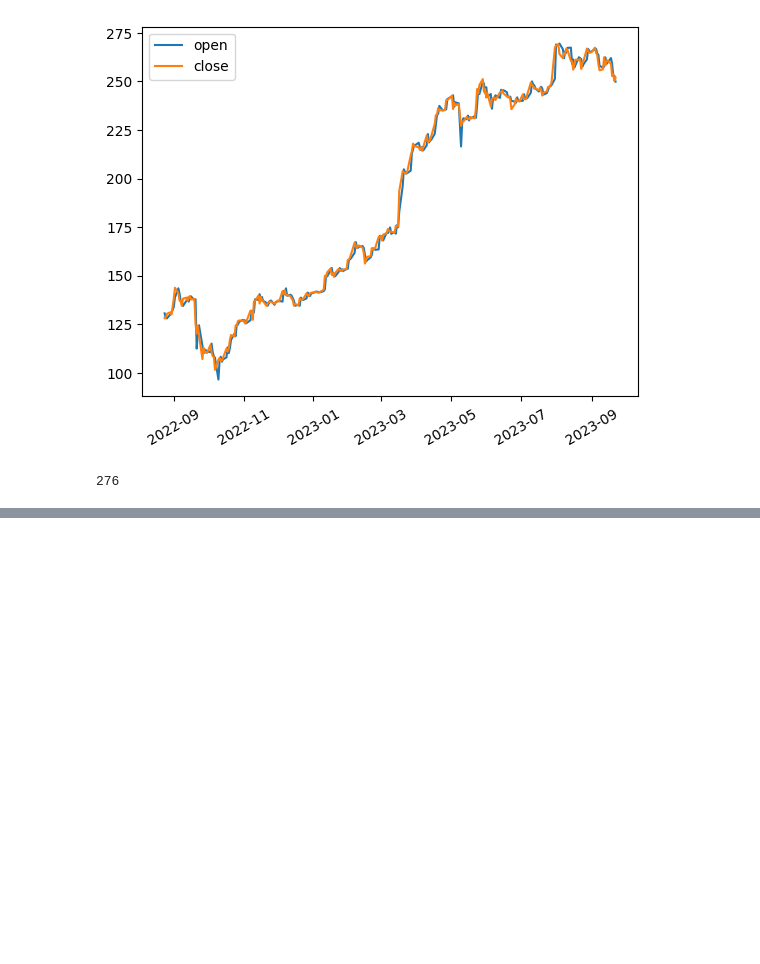
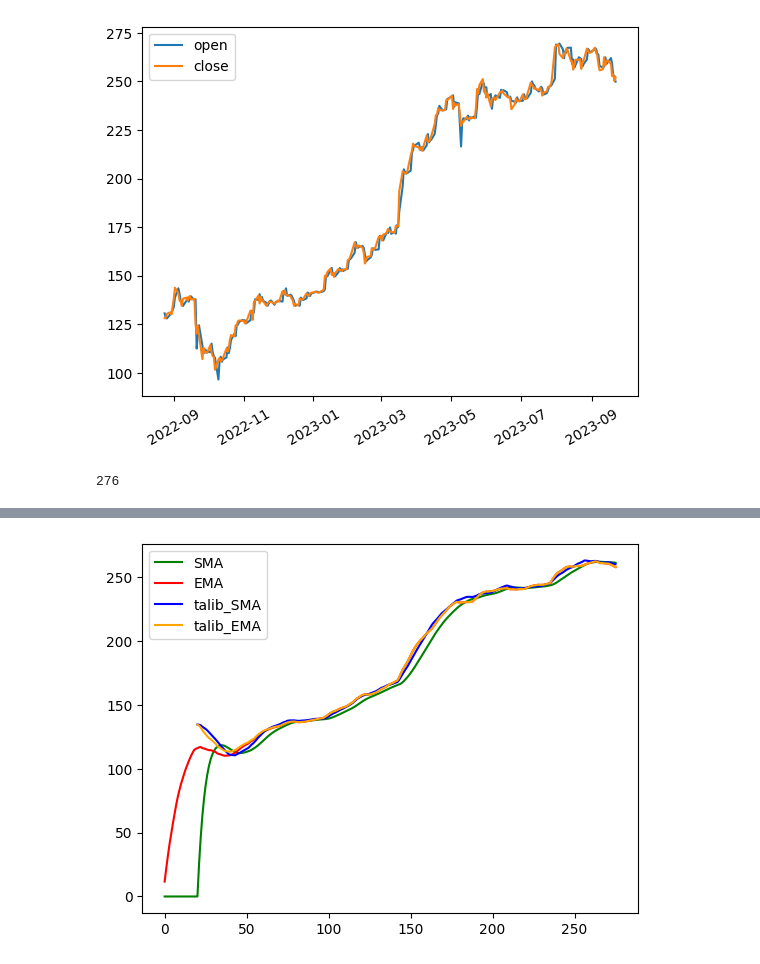
Before and after one commit to Kasymkhankhubiyev/Sirius-Uni, a Jupyter notebook: Intoduction Into Profession/tasks/Task1.ipynb, the cells around one changed output, grey strips where cells are left out. Cells and saved outputs as stored; diff of their text form; code cells hidden in the pictures; blank space fills up the shorter version.

```diff
--- a/Intoduction Into Profession/tasks/Task1.ipynb
+++ b/Intoduction Into Profession/tasks/Task1.ipynb
@@ -207,0 +258,10 @@ plt.show()
+# %%
+plt.plot(sma_21, label='SMA', color=SMA_COLOR)
+plt.plot(ema_21, label='EMA', color=EMA_COLOR)
+plt.plot(talib_sma, label='talib_SMA', color='blue')
+plt.plot(talib_ema, label='talib_EMA', color='orange')
+
+plt.legend()
+plt.show()
+# %% [output]
+[figure, added]
```
Also changed, not shown: parts of 9 cells of this notebook, 1 other file.
